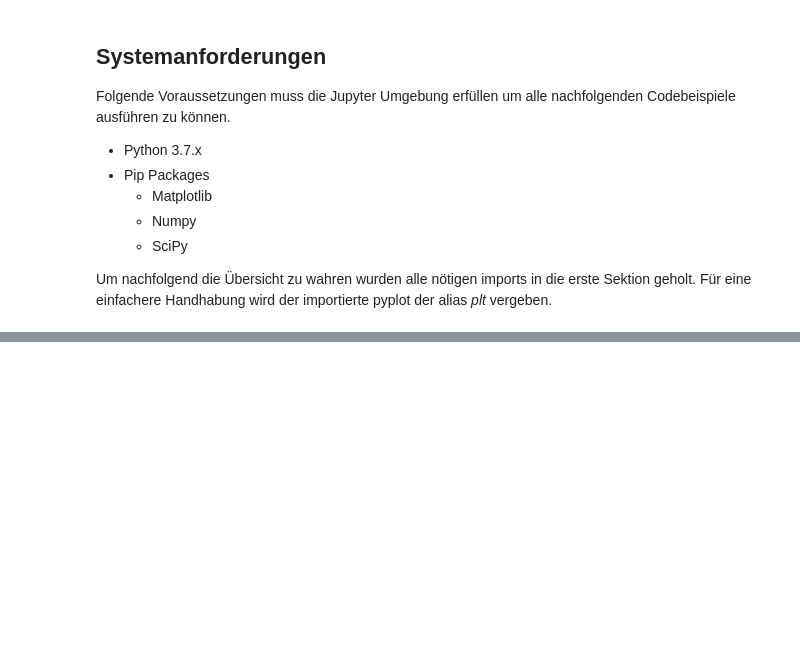
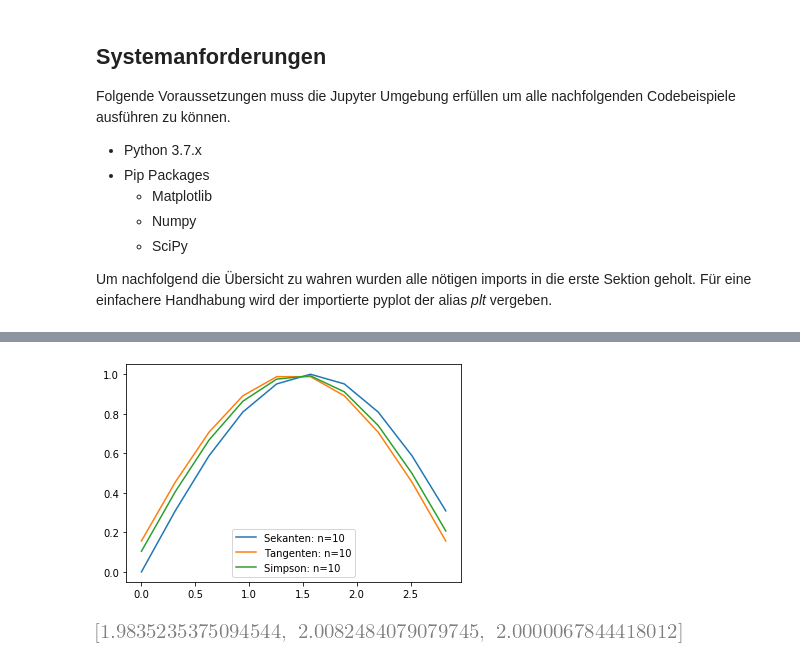
Before and after one commit to SwitzerChees/anpy, a Jupyter notebook: 2_matplotlib/notebook/numerische_integration.ipynb, the cells around one changed output, grey strips where cells are left out. Cells and saved outputs as stored; diff of their text form; code cells hidden in the pictures; blank space fills up the shorter version.

```diff
--- a/2_matplotlib/notebook/numerische_integration.ipynb
+++ b/2_matplotlib/notebook/numerische_integration.ipynb
@@ -309,0 +280,8 @@ https://mathepedia.de/Trapezregel.html
+# %%
+sin_results = test_rules_by_appr([['Sekanten', sekanten_trapez_regel],
+                           ['Tangenten', tangenten_trapez_regel],
+                           ['Simpson', simpson_regel]], appr_sin, True, [10])
+display(sin_results)
+# %% [output]
+[figure, added]
+[figure, added]
```
Also changed, not shown: parts of 44 cells of this notebook, 2 other files.
